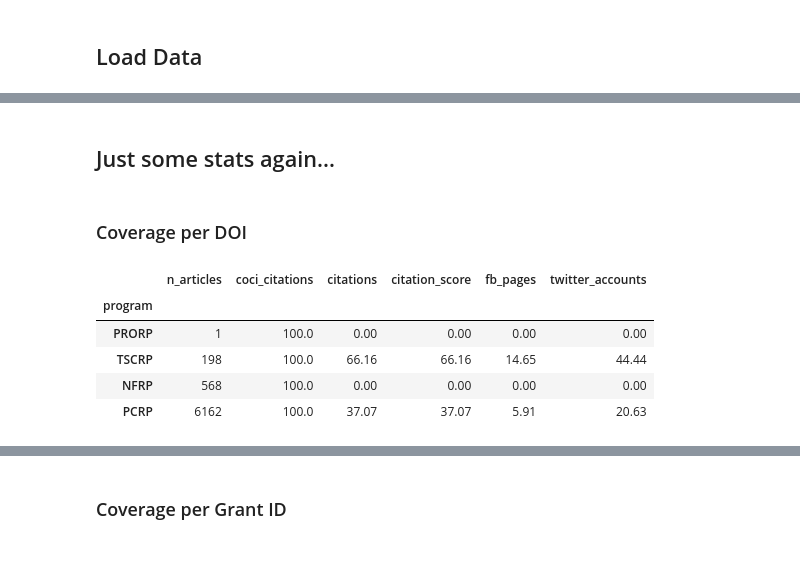
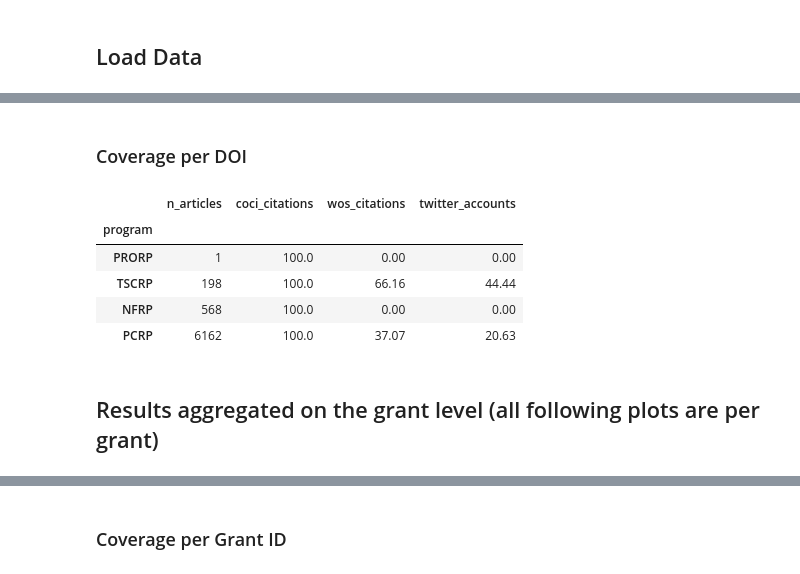
Before and after one commit to ScholCommLab/tracking-grants, a Jupyter notebook: notebooks/reports/interim_report_3.ipynb, the cells around one changed output, grey strips where cells are left out. Drawn from its saved outputs; the diff is of its cells as text; code cells hidden in the pictures.

```diff
--- a/notebooks/reports/interim_report_3.ipynb
+++ b/notebooks/reports/interim_report_3.ipynb
@@ -94,7 +52,32 @@ altmetrics.index = altmetrics.index.str.lower()
 # %%
-metadata = ['grant_id', 'program', 'DOI', 'publisher', 'coci_citations', 'n_trials']
-metrics = articles[metadata].merge(altmetrics[metric_cols], left_on="DOI", right_index=True, how="left")
-metrics = metrics.merge(wos[["citations", "citation_score"]], left_on="DOI", right_index=True, how="left")
+crossref_cols = ['grant_id', 'program', 'DOI', 'publisher', 'coci_citations']
+am_cols = [
+    "posts_count",
+    "research_highlight",
+    "twitter_accounts",
+    "patents",
+    "news_outlets",
+    "blogs",
+    "fb_pages",
+    "stackoverflow",
+    "videos",
+    "peer_reviews",
+    "weibo",
+    "gplus",
+    "reddit_threads",
+    "policies",
+    "syllabi",
+    "linkedin",
+    "wikipedia"
+]
+wos_cols = ["wos_citations", "citation_score"]
+
+metrics = articles[crossref_cols]
+metrics = metrics.merge(altmetrics[am_cols], left_on="DOI", right_index=True, how="left")
+metrics = metrics.merge(wos[wos_cols], left_on="DOI", right_index=True, how="left")
+
+# Add n_trials
+metrics = metrics.merge(trials.groupby("doi").size().to_frame("n_trials"), left_on="DOI", right_index=True, how="left")
 
 # Replace articles with 0 citations as NaN
 metrics = metrics.replace(0.0, np.nan)
@@ -106,2 +86,0 @@ metric_cols = ['coci_citations', "citations", "citation_score"] + metric_cols
-# %% [markdown]
-## Just some stats again...
@@ -110,15 +89,19 @@ ms = ['coci_citations', 'citations', 'citation_score', 'fb_pages', 'twitter_acco
 # %% [markdown]
 ### Coverage per DOI
 # %%
+selected_cols = ['coci_citations', 'wos_citations', 'twitter_accounts']
+
 df = metrics.drop(columns=["grant_id"]).drop_duplicates()
 x = df.groupby("program")['DOI'].nunique().sort_values().to_frame("n_articles")
-x[ms] = df.groupby("program")[ms].count()
-x[ms] = x[ms].apply(lambda y: 100*y.div(x['n_articles'], axis=0))
+x[selected_cols] = df.groupby("program")[selected_cols].count()
+x[selected_cols] = x[selected_cols].apply(lambda y: 100*y.div(x['n_articles'], axis=0))
 x.round(2)
 # %% [output]
-|  | n_articles | coci_citations | citations | citation_score | fb_pages | twitter_accounts |
-| program |  |  |  |  |  |  |
-| PRORP | 1 | 100.0 | 0.00 | 0.00 | 0.00 | 0.00 |
-| TSCRP | 198 | 100.0 | 66.16 | 66.16 | 14.65 | 44.44 |
-| NFRP | 568 | 100.0 | 0.00 | 0.00 | 0.00 | 0.00 |
-| PCRP | 6162 | 100.0 | 37.07 | 37.07 | 5.91 | 20.63 |
+|  | n_articles | coci_citations | wos_citations | twitter_accounts |
+| program |  |  |  |  |
+| PRORP | 1 | 100.0 | 0.00 | 0.00 |
+| TSCRP | 198 | 100.0 | 66.16 | 44.44 |
+| NFRP | 568 | 100.0 | 0.00 | 0.00 |
+| PCRP | 6162 | 100.0 | 37.07 | 20.63 |
+# %% [markdown]
+## Results aggregated on the grant level (all following plots are per grant)
```
Also changed, not shown: parts of 22 cells of this notebook, 23 other files.
